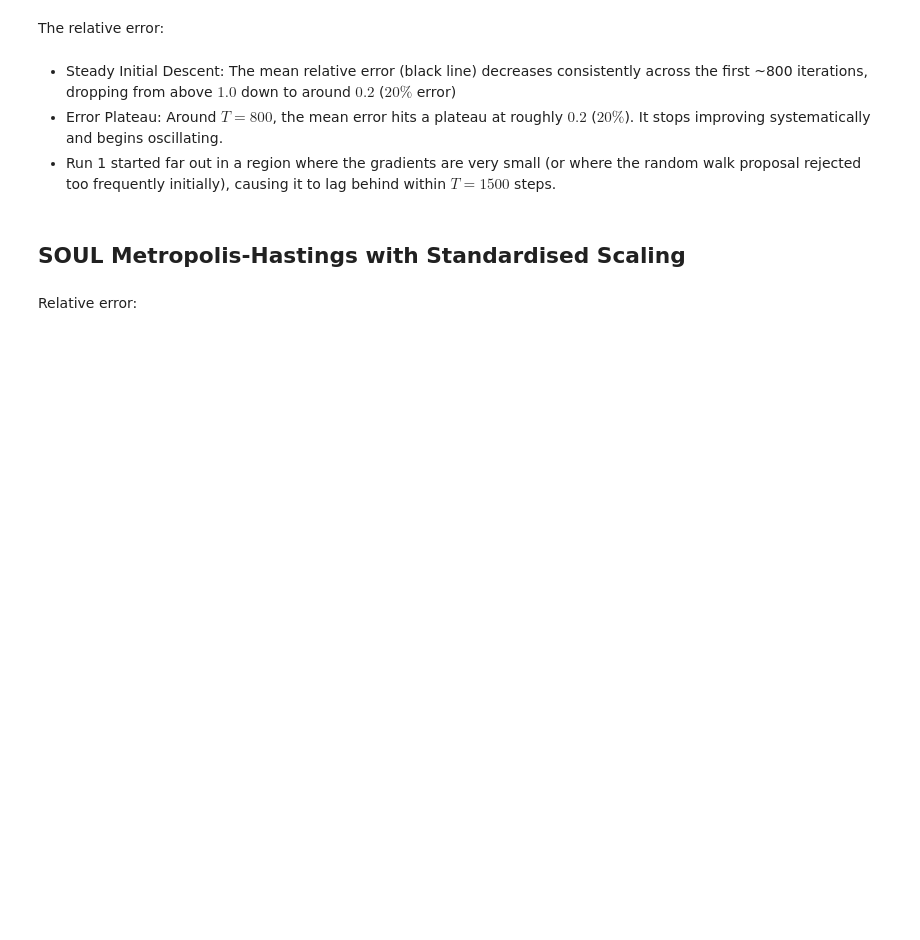
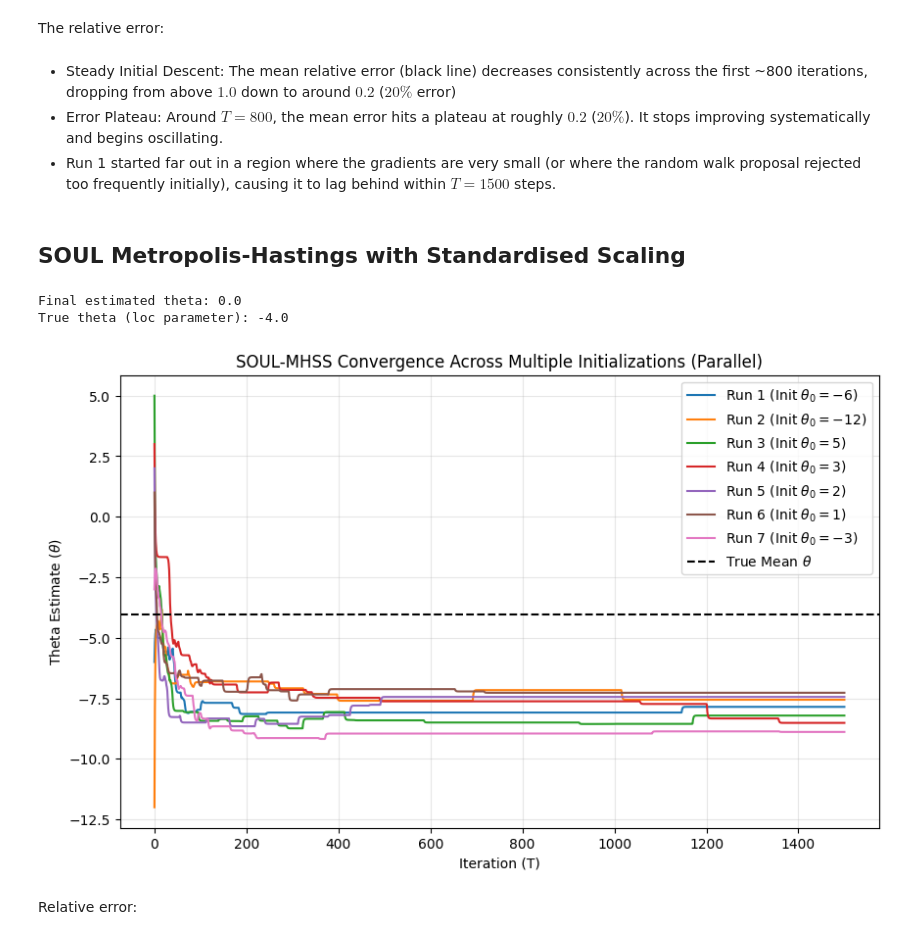
Before and after one commit to Laurasgrv-colab/PRe, a Jupyter notebook: logistic_regression/simulation_laplace_prior_bayesian_logistic_regression.ipynb, the cells around one changed output. Cells and saved outputs as stored; diff of their text form; code cells hidden in the pictures; blank space fills up the shorter version.

```diff
--- a/logistic_regression/simulation_laplace_prior_bayesian_logistic_regression.ipynb
+++ b/logistic_regression/simulation_laplace_prior_bayesian_logistic_regression.ipynb
@@ -314,8 +314,8 @@ def soul_mh_ss(
 
 # --- SOUL MHSS Setup ---
 D = 50
-T = 800  # Outer optimization steps
-M = 25  # MH steps per outer loop
+T = 1500  # Outer optimization steps
+M = 35  # MH steps per outer loop
 B = 5  # Burn-in steps
 delta_step = 0.08
 proposal_std = 0.05
@@ -346,13 +346,16 @@ th_list, x_samples = soul_mh_ss(
 
 print("Final estimated theta:", th_list[-1][0, 0])
 print("True theta (loc parameter): -4.0")
+# %% [output]
+Final estimated theta: 0.0
+True theta (loc parameter): -4.0
 # %%
 from joblib import Parallel, delayed
 
 # --- Experiment Parameters ---
 T = 1500  # Outer steps
 B = 5
-M = 20
+M = 35
 
 # Hyper-parameters for SOUL-MHSS
 delta_step = 0.05
@@ -360,7 +363,7 @@ proposal_std = 0.08
 
 # Define bounds for the standardized scaling
 D = design_matrix.shape[1]
-lower_bounds = np.full((D, 1), -20.0)
+lower_bounds = np.full((D, 1), -15.0)
 upper_bounds = np.full((D, 1), 10.0)
 
 
@@ -400,33 +403,35 @@ results = Parallel(n_jobs=-2)(
 # Plotting convergence
 fig = plt.figure(figsize=(10, 6))
 
 theta_soul_ss = []
 X_soul_ss = []
 
 for run_idx, theta0_val, th_trajectory, x_values in results:
     theta_soul_ss.append(th_trajectory)
     X_soul_ss.append(x_values)
 
     plt.plot(
         th_trajectory,
         label=f"Run {run_idx + 1} (Init $\\theta_0={theta0_val}$)",
     )
 
 plt.axhline(
     y=np.mean(x_unknown),
     color="black",
     linestyle="dashed",
     label="True Mean $\\theta$",
 )
 
 plt.title("SOUL-MHSS Convergence Across Multiple Initializations (Parallel)")
 plt.xlabel("Iteration (T)")
 plt.ylabel("Theta Estimate ($\\theta$)")
 plt.legend(loc="upper right")
 plt.grid(True, alpha=0.3)
 
 plt.show()
 fig.savefig("soul_mh_ss_convergence_parallel.pdf", format="pdf")
+# %% [output]
+[figure, added]
 # %% [markdown]
 Relative error:
 # %%
```
Also changed, not shown: parts of 1 cell of this notebook, 2 other files.
